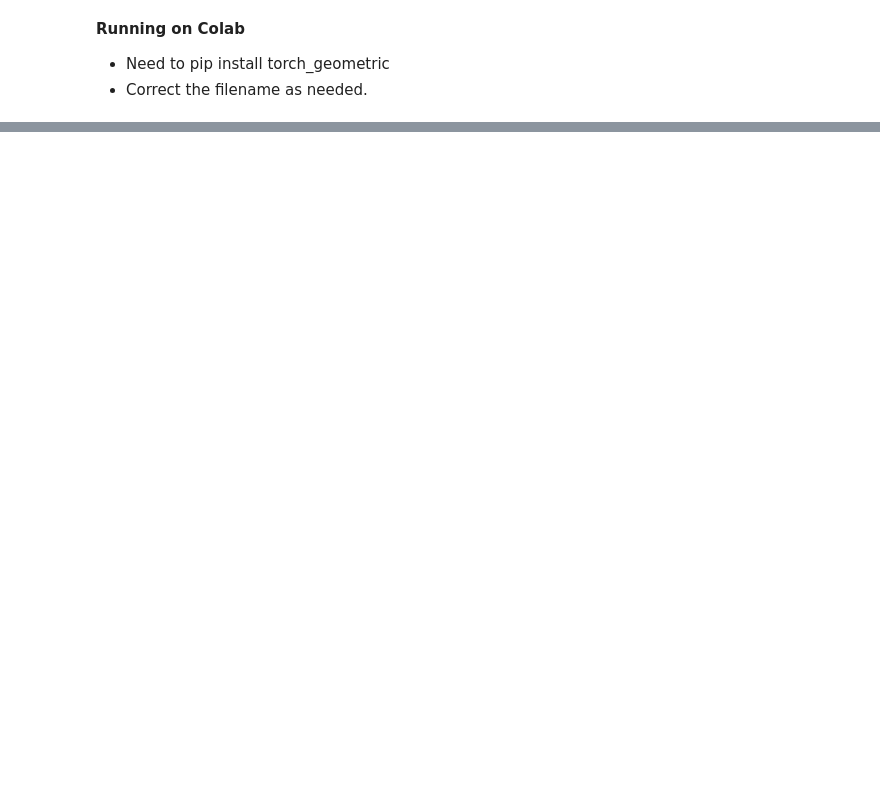
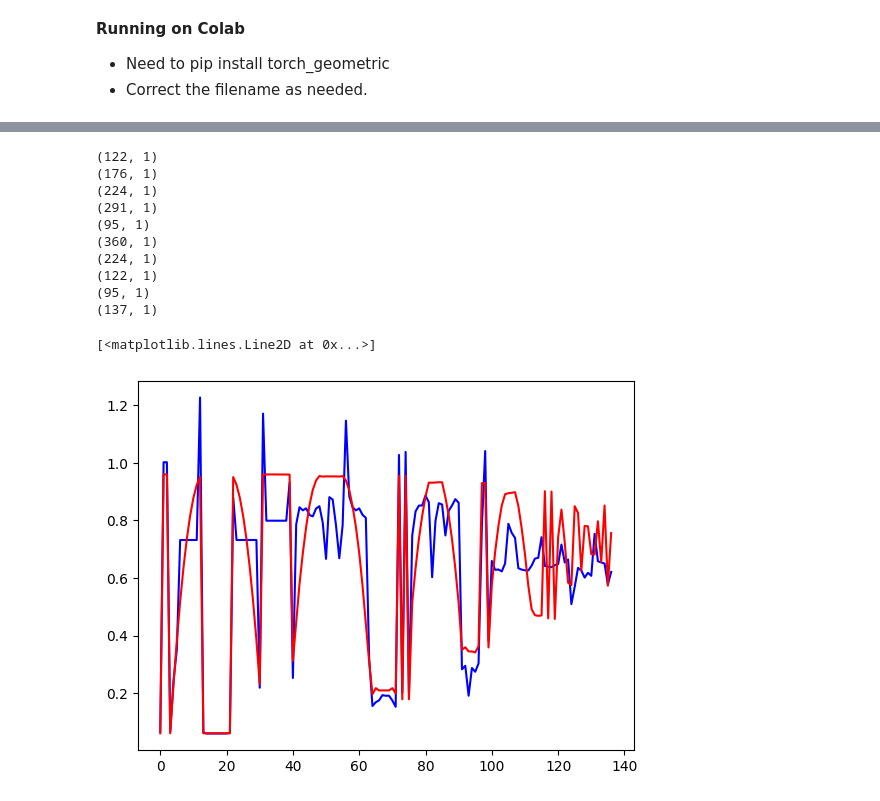
Before and after one commit to M2M-FAMU-FSU/Tutorials, a Jupyter notebook: GNNs/GNN_with_FEM_data.ipynb, the cells around one changed output, grey strips where cells are left out. Cells and saved outputs as stored; diff of their text form; code cells hidden in the pictures; blank space fills up the shorter version.

Commit message:
Small Updates
Added 10 rectangular geometries (previously 2). The Python code now includes cuda, log1p transformation of output, a rough plot for 1 (last) graph.

```diff
--- a/GNNs/GNN_with_FEM_data.ipynb
+++ b/GNNs/GNN_with_FEM_data.ipynb
@@ -1,10 +1,14 @@
 # %%
 import torch
 from torch_geometric.data import Data
-from torch.nn import Sequential, Linear, ReLU
+from torch.nn import Sequential, Linear, ReLU, Tanh
 from torch_geometric.nn import NNConv
 from torch_geometric.loader import DataLoader
 import numpy as np
+
+
+device = torch.device('cuda' if torch.cuda.is_available() else 'cpu')
+print(device)
 # Example graph with 4 edges
 # edge_index = torch.tensor([[0, 1, 2, 3], [1, 2, 3, 4]], dtype=torch.long)
 
@@ -22,12 +48,13 @@ import numpy as np
 # %%
 import h5py
 
-filename = "./sample_data/Initial_test.h5"
+filename = "./sample_data/Initial_test2.h5"
 # T_output = []
 # edge_distances = []
 # edge_mappings = []
 # one_hot_features = []
 graphs = []
+# scale_T = 5000
 
 with h5py.File(filename, "r") as f:
     h5_graphs = list(f.keys())
@@ -41,7 +68,9 @@ with h5py.File(filename, "r") as f:
         edge_mappings = f[graph]["edge_mappings"][()] - 1 #adjusting for Python Indexing
         one_hot_features = f[graph]["one_hot_features"][()]
 
-        # print(T_output.shape)
+        T_output = np.log1p(T_output)
+        print(np.max(T_output))
+        print(T_output.shape)
         # print(edge_distances.shape)
         # print(edge_mappings.shape)
         # print(one_hot_features.shape)
@@ -87,9 +131,9 @@ class EdgeFeatureGNN(torch.nn.Module):
     def forward(self, data):
         x, edge_index, edge_attr = data.x, data.edge_index, data.edge_attr
         # print(x.shape)
-        x = self.conv1(x, edge_index, edge_attr).relu()
+        x = self.conv1(x, edge_index, edge_attr).tanh()
         # print(x.shape)
-        x = self.conv2(x, edge_index, edge_attr).relu()
+        x = self.conv2(x, edge_index, edge_attr).tanh()
         return self.fc(x)
 
 # Dummy graph data setup
@@ -103,24 +147,26 @@ class EdgeFeatureGNN(torch.nn.Module):
 # output = model(graph_data)
 # print("Node-level predictions shape:", output.shape)
 # %%
-model = EdgeFeatureGNN(input_dim=3, hidden_dim=16, edge_feature_dim=1, output_dim=1)
-optimizer = torch.optim.Adam(model.parameters(), lr=0.01)
+model = EdgeFeatureGNN(input_dim=3, hidden_dim=16,
+                       edge_feature_dim=1, output_dim=1).to(device)
+optimizer = torch.optim.Adam(model.parameters(), lr=0.008)
 loss_fn = torch.nn.MSELoss()
 
 # Training loop
-epochs = 50
+epochs = 15000
 for epoch in range(epochs):
     total_loss = 0
     for batch in loader:
         optimizer.zero_grad()
 
         # Forward pass
-        out = model(batch)
+        out = model(batch.to(device))
         loss = loss_fn(out, batch.y)
         loss.backward()
         optimizer.step()
 
         total_loss += loss.item()
 
-    print(f"Epoch {epoch + 1}, Loss: {total_loss:.4f}")
+    if((epoch+1)%200==0):
+      print(f"Epoch {epoch + 1}, Loss: {total_loss:.4f}")
 # %% [output]
@@ -143,0 +190,26 @@ Epoch 50, Loss: 35327152.0000
+# %%
+import matplotlib.pyplot as plt
+
+test_loader = DataLoader(graphs, batch_size=1, shuffle=True)
+
+
+for batch in test_loader:
+        # Forward pass
+    out_T = model(batch.to(device)).cpu().detach().numpy()
+    print(out_T.shape)
+
+plt.plot(out_T,'b')
+plt.plot(T_output.reshape(-1,1),'r')
+# %% [output]
+(122, 1)
+(176, 1)
+(224, 1)
+(291, 1)
+(95, 1)
+(360, 1)
+(224, 1)
+(122, 1)
+(95, 1)
+(137, 1)
+[<matplotlib.lines.Line2D at 0x...>]
+[figure, added]
```
Also changed, not shown: parts of 4 cells of this notebook, 2 other files.
